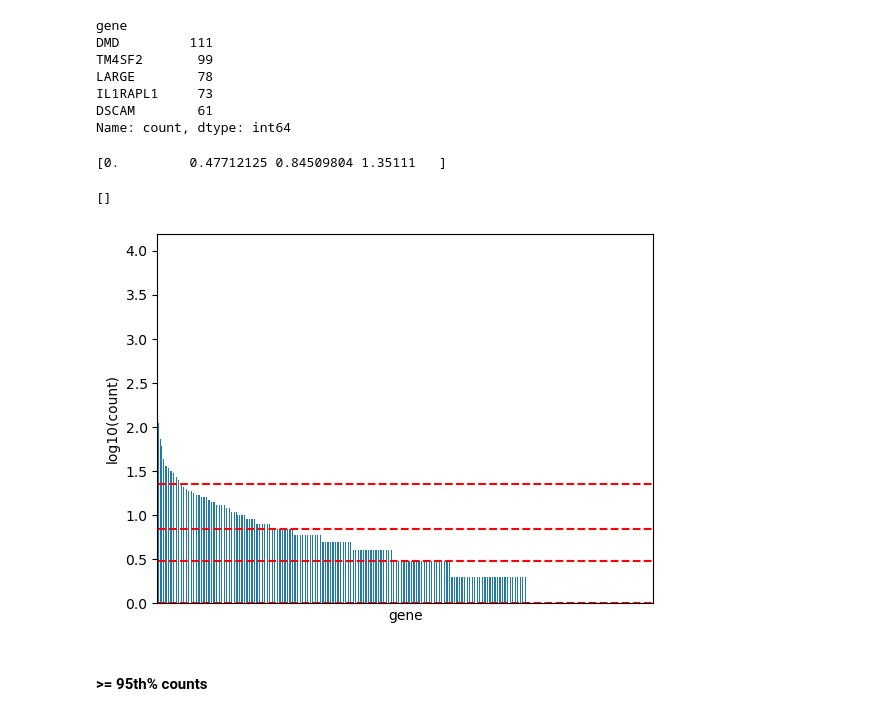
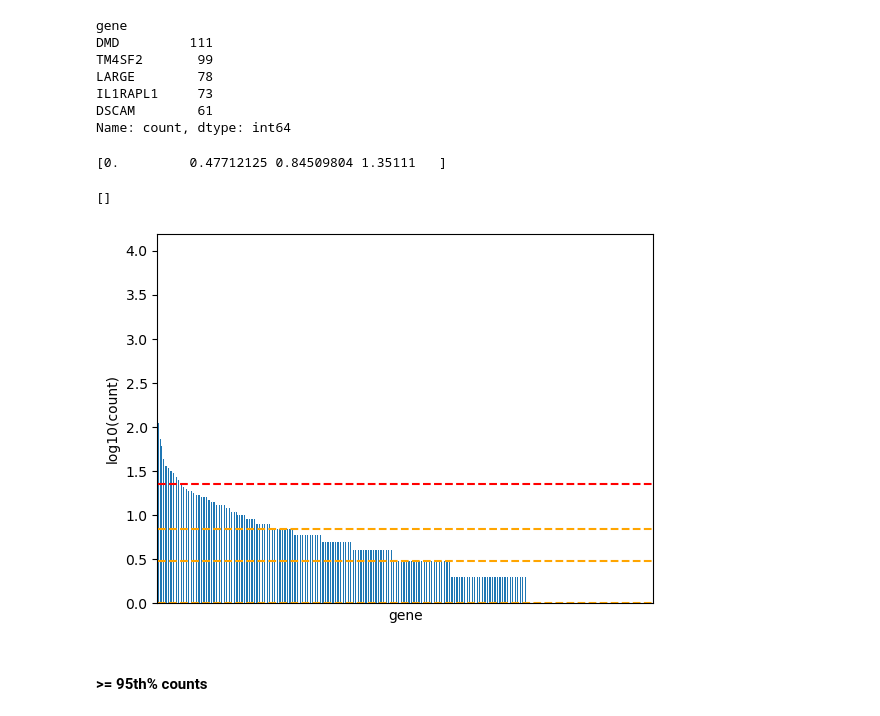
Before and after one commit to jakekrol/genefusion, a Jupyter notebook: scripts/python/prostate_analysis.ipynb, the cells around one changed output. Saved outputs shown, nothing was run; the diff lists cells and outputs as text; code cells hidden in the pictures.

```diff
--- a/scripts/python/prostate_analysis.ipynb
+++ b/scripts/python/prostate_analysis.ipynb
@@ -134,16 +184,18 @@ Name: count, dtype: int64
 # %%
 counts = df_erg['gene'].value_counts().apply(lambda x: np.log10(x))
 qs = np.quantile(counts, [0.25, 0.5, 0.75, 0.95])
 print(qs)
 ax = counts.plot(kind='bar', )
-ax.hlines(y=qs, xmin=0, xmax=counts.shape[0], color='red', linestyle='--')
+ax.hlines(y=qs[0:3], xmin=0, xmax=counts.shape[0], color='orange', linestyle='--')
+ax.hlines(y=qs[3], xmin=0, xmax=counts.shape[0], color='red', linestyle='--')
+
 ax.set_ylabel('log10(count)')
 ax.set_xticks([])
 ax.set_xticklabels([])
 # %% [output]
 [0.         0.47712125 0.84509804 1.35111   ]
 []
-[figure, old version]
+[figure, new version]
 # %% [markdown]
 #### >= 95th% counts
 # %%
```
Also changed, not shown: parts of 45 cells of this notebook.
